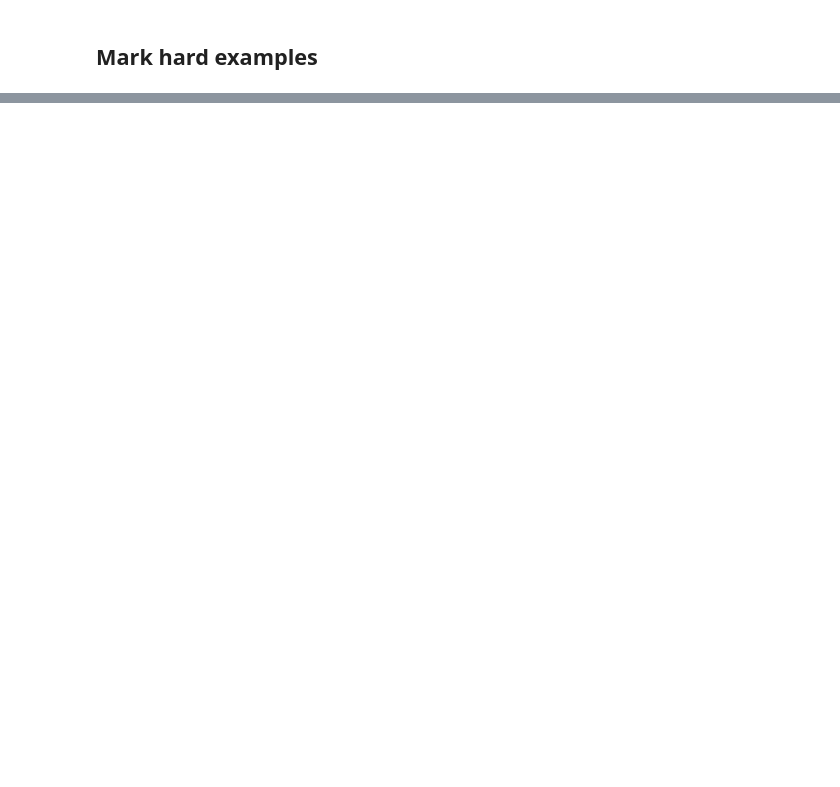
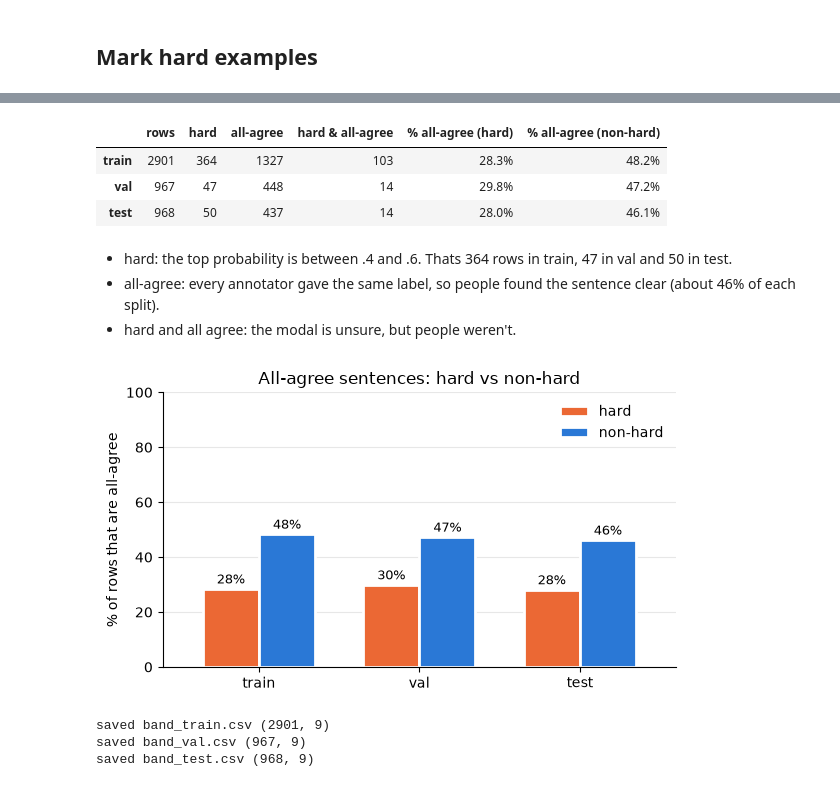
Before and after one commit to sinuhajii02/nlp-financial-phrasebank, a Jupyter notebook: notebook/02_finbert_cnn_hard_sets.ipynb, the cells around one changed output, grey strips where cells are left out. Saved outputs shown, nothing was run; the diff lists cells and outputs as text; code cells hidden in the pictures; blank space fills up the shorter version.

```diff
--- a/notebook/02_finbert_cnn_hard_sets.ipynb
+++ b/notebook/02_finbert_cnn_hard_sets.ipynb
@@ -268,0 +92,4 @@ weight_df.groupby(["weight", "strategy"])[["macro_f1", "hard_macro_f1"]].agg(["m
+# %%
+oof_probabilities = finbert_cnn.oof_probabilities(embedding_matrix, X_train, y_train)
+val_probabilities = baseline_model.predict(X_val, batch_size=32, verbose=0)
+test_probabilities = baseline_model.predict(X_test, batch_size=32, verbose=0)
@@ -268,0 +162,56 @@ weight_df.groupby(["weight", "strategy"])[["macro_f1", "hard_macro_f1"]].agg(["m
+# %%
+with open("../data/Sentences_AllAgree.txt", encoding="latin-1") as f:
+    all_agree = {line.rsplit("@", 1)[0].strip() for line in f if line.strip()}
+
+for out in frames.values():
+    out["all_agree"] = out.sentence.str.strip().isin(all_agree)
+
+summary = pd.DataFrame({
+    split: {
+        "rows": len(out),
+        "hard": out.is_hard.sum(),
+        "all-agree": out.all_agree.sum(),
+        "hard & all-agree": (out.is_hard & out.all_agree).sum(),
+        "% all-agree (hard)": 100 * out[out.is_hard].all_agree.mean(),
+        "% all-agree (non-hard)": 100 * out[~out.is_hard].all_agree.mean(),
+    }
+    for split, out in frames.items()
+}).T
+summary.style.format("{:.0f}").format("{:.1f}%", subset=["% all-agree (hard)", "% all-agree (non-hard)"])
+# %% [output]
+|  | rows | hard | all-agree | hard & all-agree | % all-agree (hard) | % all-agree (non-hard) |
+| train | 2901 | 364 | 1327 | 103 | 28.3% | 48.2% |
+| val | 967 | 47 | 448 | 14 | 29.8% | 47.2% |
+| test | 968 | 50 | 437 | 14 | 28.0% | 46.1% |
+# %% [markdown]
+- hard: the top probability is between .4 and .6. Thats 364 rows in train, 47 in val and 50 in test.
+- all-agree: every annotator gave the same label, so people found the sentence clear (about 46% of each split).
+- hard and all agree: the modal is unsure, but people weren't.
+# %%
+share = summary[["% all-agree (hard)", "% all-agree (non-hard)"]]
+share.columns = ["hard", "non-hard"]
+
+fig, ax = plt.subplots(figsize=(6, 3.5))
+share.plot.bar(ax=ax, rot=0, width=0.7, color=["#eb6834", "#2a78d6"], edgecolor="white", linewidth=2)
+for bars in ax.containers:
+    ax.bar_label(bars, fmt="%.0f%%", padding=2, fontsize=9)
+ax.set(ylabel="% of rows that are all-agree", ylim=(0, 100),
+       title="All-agree sentences: hard vs non-hard")
+ax.spines[["top", "right"]].set_visible(False)
+ax.grid(axis="y", alpha=0.3)
+ax.set_axisbelow(True)
+ax.legend(frameon=False)
+plt.tight_layout()
+plt.savefig("../results/figures/band_all_agree.png", dpi=150)
+plt.show()
+# %% [output]
+[figure, added]
+# %%
+os.makedirs("../results/hard_samples", exist_ok=True)
+for split, out in frames.items():
+    out.to_csv(f"../results/hard_samples/band_{split}.csv", index=False)
+    print(f"saved band_{split}.csv", out.shape)
+# %% [output]
+saved band_train.csv (2901, 9)
+saved band_val.csv (967, 9)
+saved band_test.csv (968, 9)
```
Also changed, not shown: parts of 21 cells of this notebook, 12 other files.
